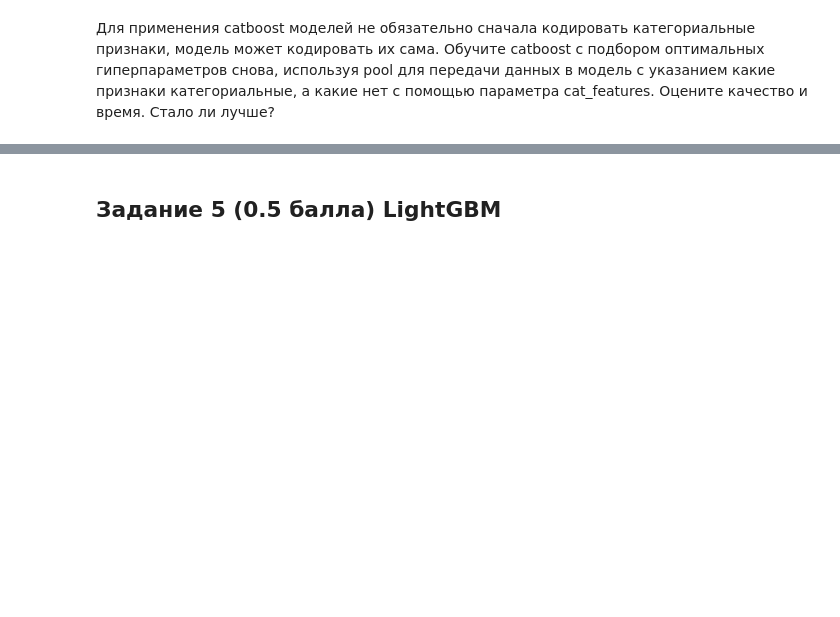
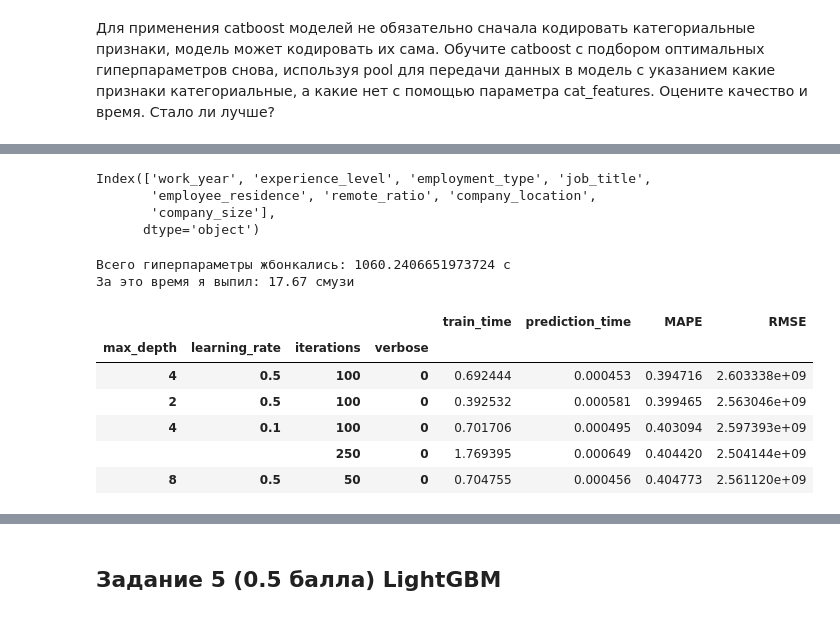
Before and after one commit to Bosbobos/IAD, a Jupyter notebook: MachineLeariningBasics/hw08_boosting_clustering/hw08_boosting_clustering.ipynb, the cells around one changed output, grey strips where cells are left out. Drawn from its saved outputs; the diff is of its cells as text; code cells hidden in the pictures; blank space fills up the shorter version.

```diff
--- a/MachineLeariningBasics/hw08_boosting_clustering/hw08_boosting_clustering.ipynb
+++ b/MachineLeariningBasics/hw08_boosting_clustering/hw08_boosting_clustering.ipynb
@@ -320,4 +294,67 @@ df.head(5)
+# %%
+train.columns
+# %% [output]
+Index(['work_year', 'experience_level', 'employment_type', 'job_title',
+       'employee_residence', 'remote_ratio', 'company_location',
+       'company_size'],
+      dtype='object')
 # %%
+# Я не буду переписывать старые функции, чтобы они работали с этим.
 from catboost import Pool
 
-# -- YOUR CODE HERE --
+params = {
+    'max_depth' : [2, 4, 8, 16],
+    'learning_rate' : [0.1, 0.5],
+    'iterations' : [50, 100, 250],
+    'verbose': [0]
+}
+cat_features = ['experience_level', 'employment_type', 'job_title',
+       'employee_residence', 'company_location',
+       'company_size']
+train_pool = Pool(train, train_y, cat_features=cat_features)
+val_pool = Pool(val, val_y, cat_features=cat_features)
+test_pool = Pool(test, test_y, cat_features=cat_features)
+
+overall_start_time = time.time()
+cat_df = pd.DataFrame(columns = list(params.keys()) + ['train_time', 'prediction_time', 'MAPE', 'RMSE'])
+cat_df.set_index(list(params.keys()), inplace=True)
+keys = list(params.keys())
+for values in product(*[params[k] for k in keys]):
+    param_dict = dict(zip(keys, values))
+
+    reg = CatBoostRegressor(**param_dict, random_state=17)
+    start_train = time.time()
+    reg.fit(train_pool)
+    end_train = time.time()
+
+    start_pred = time.time()
+    preds = reg.predict(val_pool)
+    end_pred = time.time()
+
+    train_time = end_train - start_train
+    predict_time = end_pred - start_pred
+
+    cat_df.loc[tuple(values)] = [
+        train_time,
+        predict_time,
+        mean_absolute_percentage_error(val_y, preds),
+        mean_squared_error(val_y, preds)
+    ]
+
+cat_df.sort_values(by=['MAPE', 'RMSE'], ascending=True, inplace=True)
+overall_end_time = time.time()
+overall_time = overall_end_time - overall_start_time
+
+print(f'Всего гиперпараметры жбонкались: {overall_time} с')
+print(f'За это время я выпил: {overall_time / 60:.2f} смузи\n')
+cat_df.head(5)
+# %% [output]
+Всего гиперпараметры жбонкались: 1060.2406651973724 с
+За это время я выпил: 17.67 смузи
+|  |  |  |  | train_time | prediction_time | MAPE | RMSE |
+| max_depth | learning_rate | iterations | verbose |  |  |  |  |
+| 4 | 0.5 | 100 | 0 | 0.692444 | 0.000453 | 0.394716 | 2.603338e+09 |
+| 2 | 0.5 | 100 | 0 | 0.392532 | 0.000581 | 0.399465 | 2.563046e+09 |
+| 4 | 0.1 | 100 | 0 | 0.701706 | 0.000495 | 0.403094 | 2.597393e+09 |
+|  |  | 250 | 0 | 1.769395 | 0.000649 | 0.404420 | 2.504144e+09 |
+| 8 | 0.5 | 50 | 0 | 0.704755 | 0.000456 | 0.404773 | 2.561120e+09 |
```
Also changed, not shown: parts of 21 cells of this notebook.
